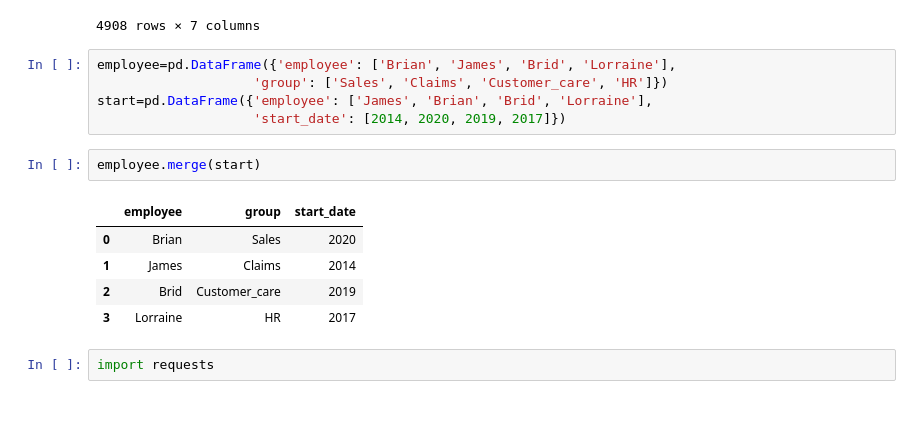
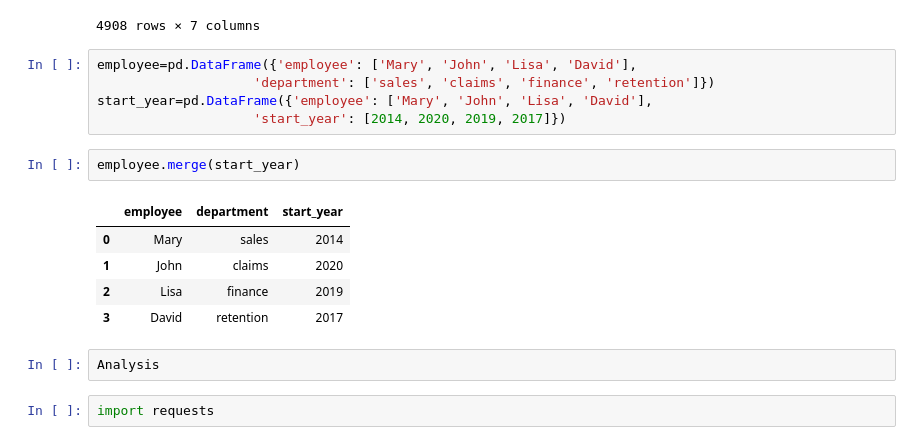
Before and after one commit to hartyl1/UCDPA_harty, a Jupyter notebook: Copy_of_Copy_of_Untitled12.ipynb, the cells around one changed output. Saved outputs shown, nothing was run; the diff lists cells and outputs as text; blank space fills up the shorter version.

```diff
--- a/Copy_of_Copy_of_Untitled12.ipynb
+++ b/Copy_of_Copy_of_Untitled12.ipynb
@@ -364,19 +364,21 @@ Driving_Licenses.merge(nct,how='outer')
 | 4906 | Total Number of Cars Tested | 2020 | NaN | NaN | 14355.0 | Westport | Number |
 | 4907 | Total Number of Cars Tested | 2020 | NaN | NaN | 11524.0 | Youghal | Number |
 4908 rows × 7 columns
-# %%
-employee=pd.DataFrame({'employee': ['Brian', 'James', 'Brid', 'Lorraine'],
-                    'group': ['Sales', 'Claims', 'Customer_care', 'HR']})
-start=pd.DataFrame({'employee': ['James', 'Brian', 'Brid', 'Lorraine'],
-                    'start_date': [2014, 2020, 2019, 2017]})
+# %%
+employee=pd.DataFrame({'employee': ['Mary', 'John', 'Lisa', 'David'],
+                    'department': ['sales', 'claims', 'finance', 'retention']})
+start_year=pd.DataFrame({'employee': ['Mary', 'John', 'Lisa', 'David'],
+                    'start_year': [2014, 2020, 2019, 2017]})
 # %%
-employee.merge(start)
+employee.merge(start_year)
 # %% [output]
-|  | employee | group | start_date |
-| 0 | Brian | Sales | 2020 |
-| 1 | James | Claims | 2014 |
-| 2 | Brid | Customer_care | 2019 |
-| 3 | Lorraine | HR | 2017 |
+|  | employee | department | start_year |
+| 0 | Mary | sales | 2014 |
+| 1 | John | claims | 2020 |
+| 2 | Lisa | finance | 2019 |
+| 3 | David | retention | 2017 |
+# %%
+Analysis
 # %%
 import requests
 # %%
```
